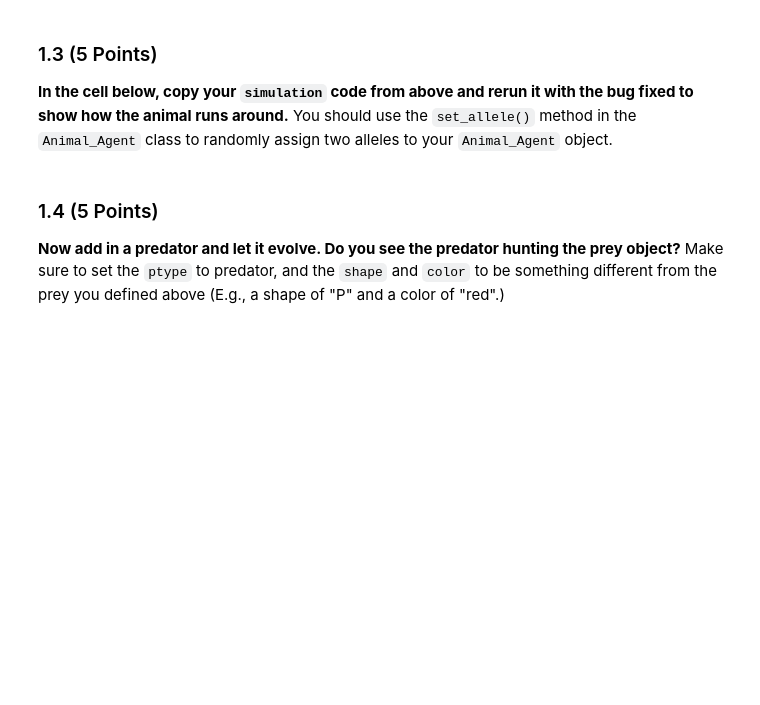
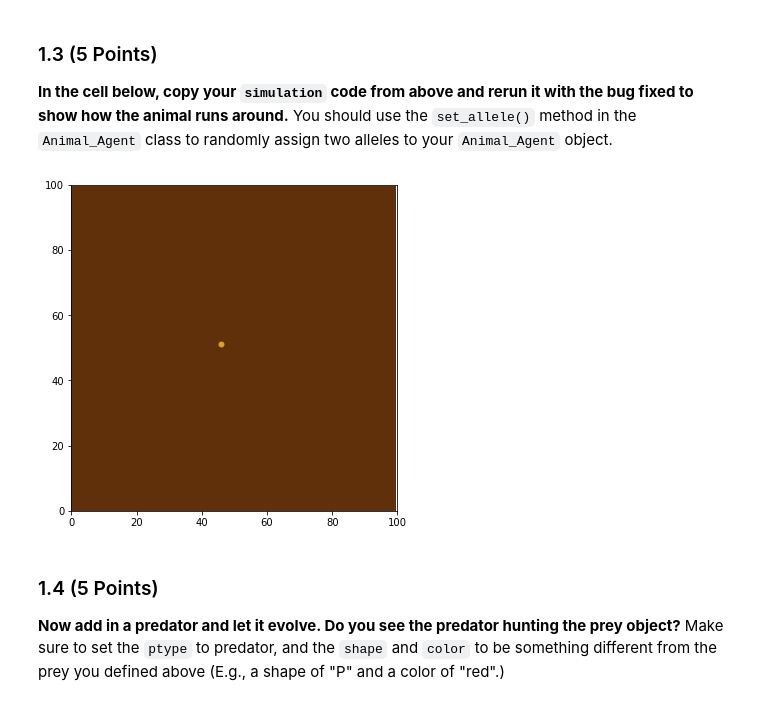
Before and after one commit to codeme69/CMSE202-s23-turnin, a Jupyter notebook: hw-03/HW3_ABMs_STUDENT.ipynb, the cells around one changed output. Saved outputs shown, nothing was run; the diff lists cells and outputs as text; code cells hidden in the pictures; blank space fills up the shorter version.

```diff
--- a/hw-03/HW3_ABMs_STUDENT.ipynb
+++ b/hw-03/HW3_ABMs_STUDENT.ipynb
@@ -81,3 +101,12 @@ Construct a new `Environment` object and a new `Animal_Agent` object. Specify th
+# %%
+#Write your code here
+env = Environment()
+animal1 = Animal_Agent(sex='F')
+animal1.set_allele(1,0)
+env.add_agent(animal1)
+env.simulate(10)
+# %% [output]
+[figure, added]
 # %% [markdown]
 ### 1.4 (5 Points)
 
```
Also changed, not shown: parts of 22 cells of this notebook, 2 other files.
